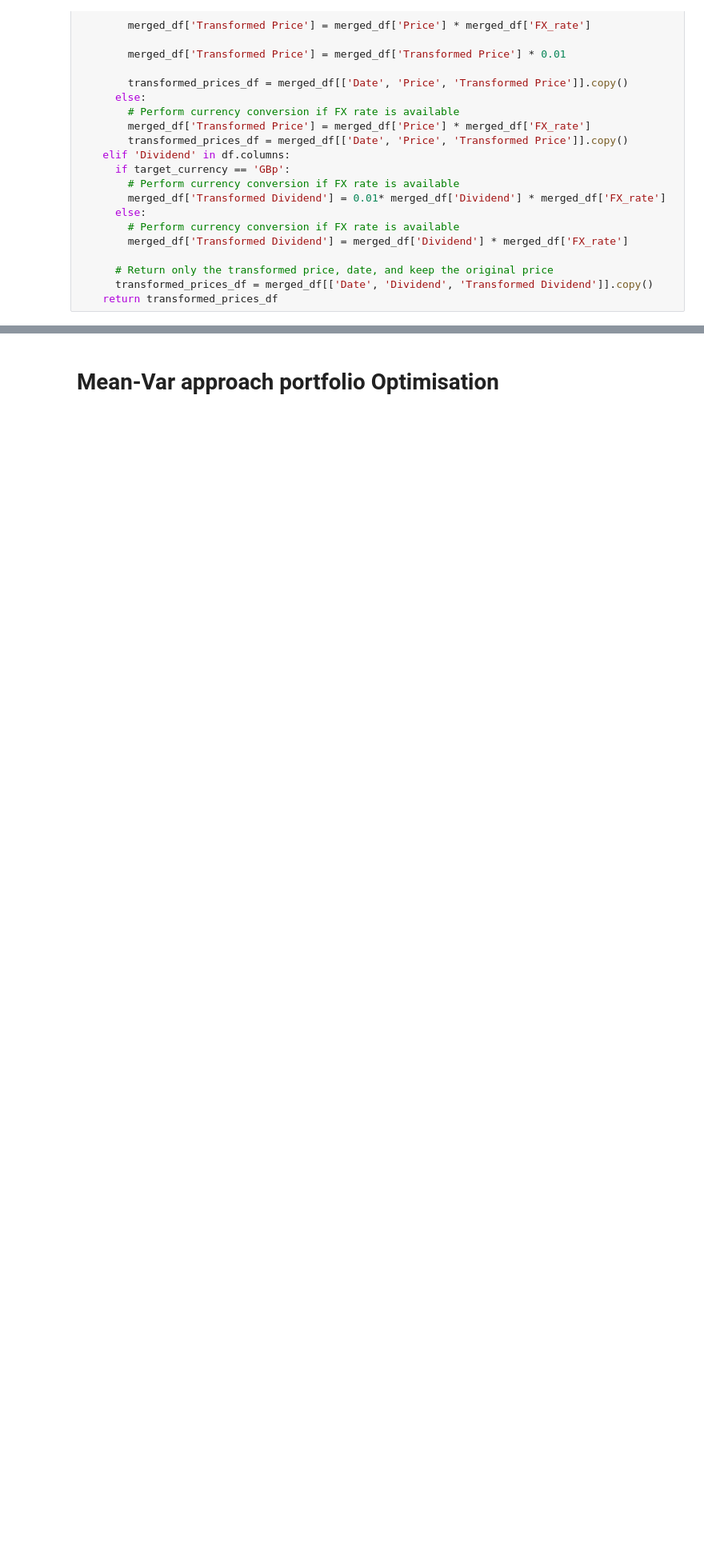
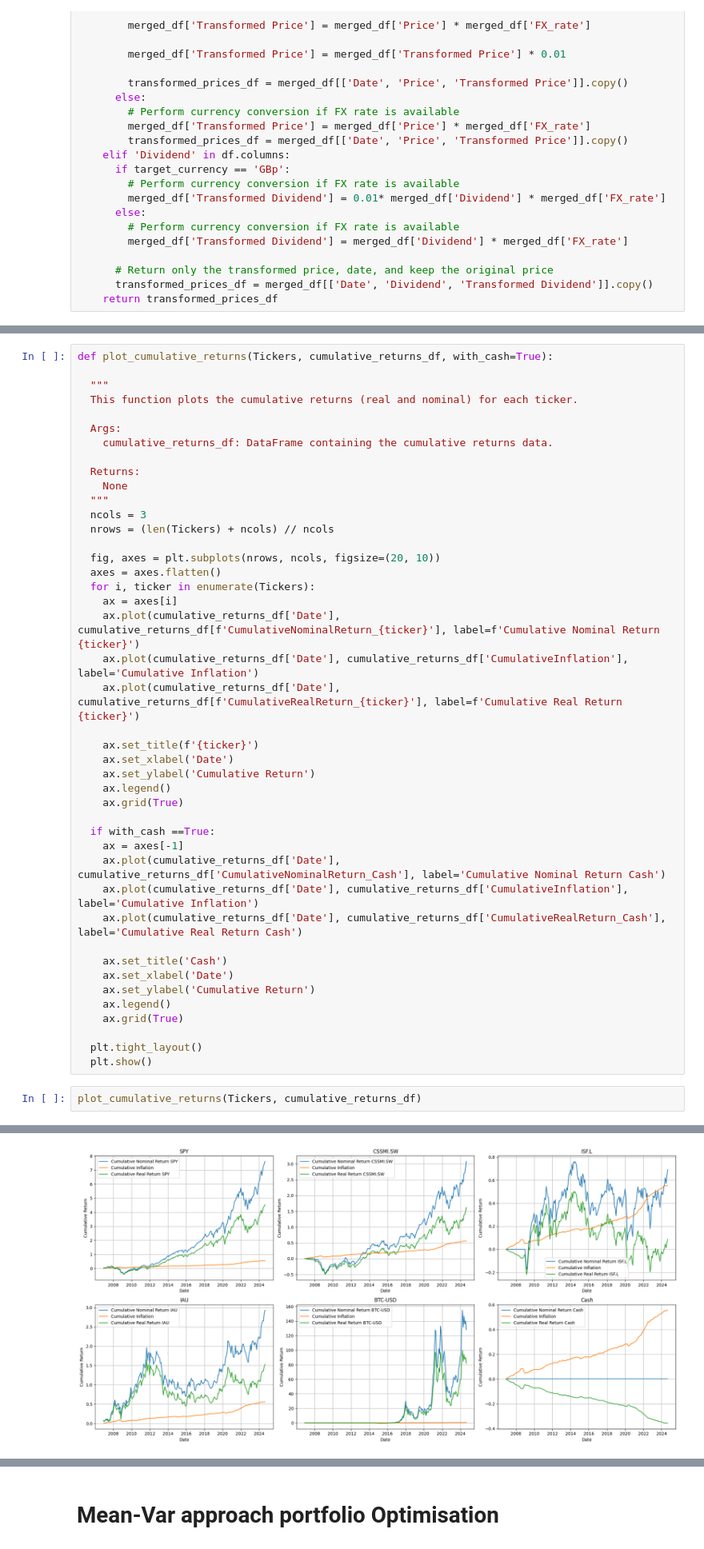
Before and after one commit to mathsuser/Investment_Strategy_Backtesting, a Jupyter notebook: notebooks/investment_management_fundamentals.ipynb, the cells around one changed output, grey strips where cells are left out. Shown at 80% size. Drawn from its saved outputs; the diff is of its cells as text; blank space fills up the shorter version.

Commit message:
Focus on scaling returns calculations - Added function to calculate the returns - Added function to convert prices in different securities - Added functions to plot - code is getting modular

```diff
--- a/notebooks/investment_management_fundamentals.ipynb
+++ b/notebooks/investment_management_fundamentals.ipynb
@@ -747,0 +585,46 @@ plt.show()
+# %%
+def plot_cumulative_returns(Tickers, cumulative_returns_df, with_cash=True):
+
+  """
+  This function plots the cumulative returns (real and nominal) for each ticker.
+
+  Args:
+    cumulative_returns_df: DataFrame containing the cumulative returns data.
+
+  Returns:
+    None
+  """
+  ncols = 3
+  nrows = (len(Tickers) + ncols) // ncols
+
+  fig, axes = plt.subplots(nrows, ncols, figsize=(20, 10))
+  axes = axes.flatten()
+  for i, ticker in enumerate(Tickers):
+    ax = axes[i]
+    ax.plot(cumulative_returns_df['Date'], cumulative_returns_df[f'CumulativeNominalReturn_{ticker}'], label=f'Cumulative Nominal Return {ticker}')
+    ax.plot(cumulative_returns_df['Date'], cumulative_returns_df['CumulativeInflation'], label='Cumulative Inflation')
+    ax.plot(cumulative_returns_df['Date'], cumulative_returns_df[f'CumulativeRealReturn_{ticker}'], label=f'Cumulative Real Return {ticker}')
+
+    ax.set_title(f'{ticker}')
+    ax.set_xlabel('Date')
+    ax.set_ylabel('Cumulative Return')
+    ax.legend()
+    ax.grid(True)
+
+  if with_cash ==True:
+    ax = axes[-1]
+    ax.plot(cumulative_returns_df['Date'], cumulative_returns_df['CumulativeNominalReturn_Cash'], label='Cumulative Nominal Return Cash')
+    ax.plot(cumulative_returns_df['Date'], cumulative_returns_df['CumulativeInflation'], label='Cumulative Inflation')
+    ax.plot(cumulative_returns_df['Date'], cumulative_returns_df['CumulativeRealReturn_Cash'], label='Cumulative Real Return Cash')
+
+    ax.set_title('Cash')
+    ax.set_xlabel('Date')
+    ax.set_ylabel('Cumulative Return')
+    ax.legend()
+    ax.grid(True)
+
+  plt.tight_layout()
+  plt.show()
+# %%
+plot_cumulative_returns(Tickers, cumulative_returns_df)
+# %% [output]
@@ -747,0 +632 @@ plt.show()
+[figure, added]
```
Also changed, not shown: parts of 62 cells of this notebook.
